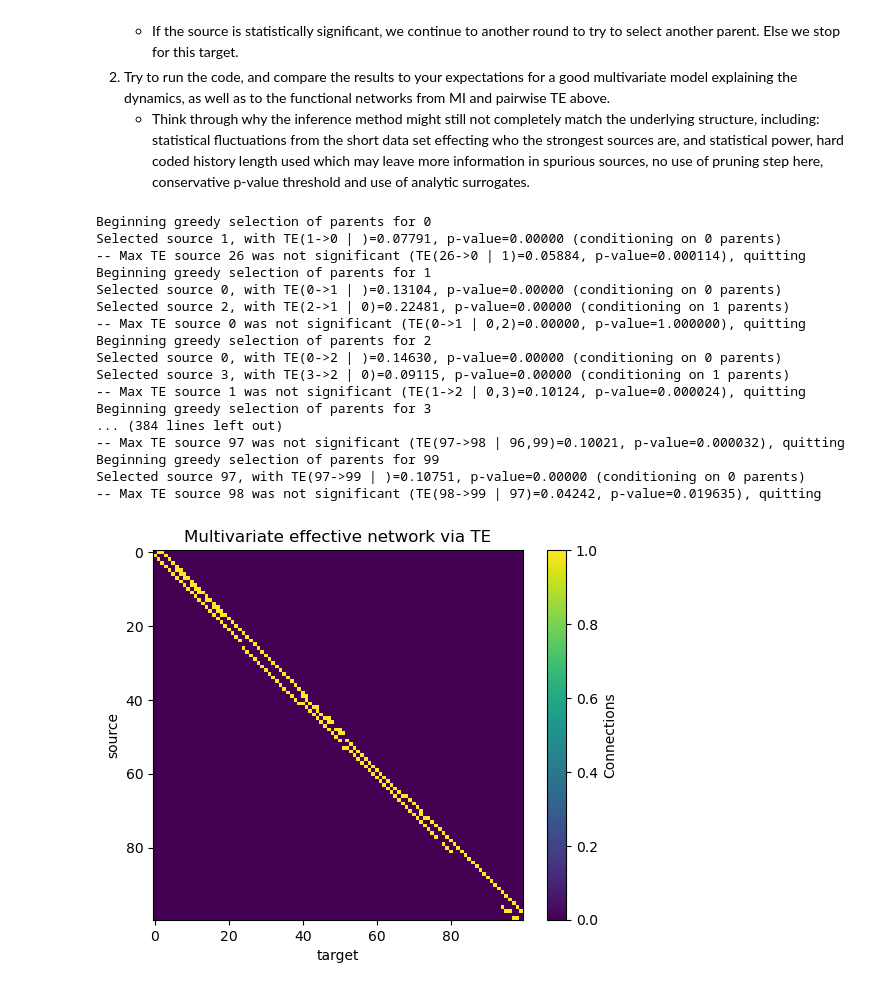
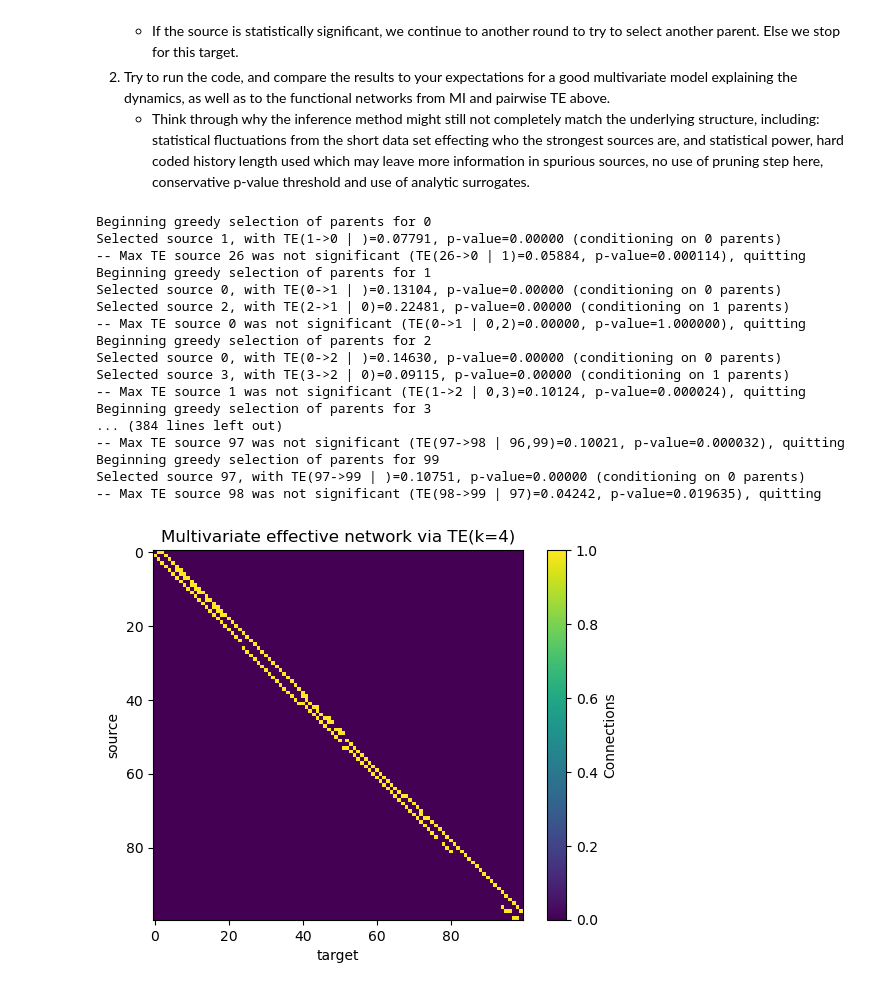
Before and after one commit to jlizier/jidt, a Jupyter notebook: course/Module12-NetworkModelling/DirectedFunctionalNetworkInference_Solutions.ipynb, the cells around one changed output. Saved outputs shown, nothing was run; the diff lists cells and outputs as text; code cells hidden in the pictures.

```diff
--- a/course/Module12-NetworkModelling/DirectedFunctionalNetworkInference_Solutions.ipynb
+++ b/course/Module12-NetworkModelling/DirectedFunctionalNetworkInference_Solutions.ipynb
@@ -280,35 +280,35 @@ for d in range(networkSize):
             break
 
     # Postcondition: conditionalSet holds the parents for target d
     network[conditionalSet, d] = 1;
 
 # Plot the effective connectivity
 plt.figure()
 plt.imshow(network)
 plt.xlabel('target');
 plt.ylabel('source');
-plt.title('Multivariate effective network via TE');
+plt.title('Multivariate effective network via TE(k=4)');
 cbar = plt.colorbar()
 cbar.set_label('Connections');
 # %% [output]
 Beginning greedy selection of parents for 0
 Selected source 1, with TE(1->0 | )=0.07791, p-value=0.00000 (conditioning on 0 parents)
 -- Max TE source 26 was not significant (TE(26->0 | 1)=0.05884, p-value=0.000114), quitting
 Beginning greedy selection of parents for 1
 Selected source 0, with TE(0->1 | )=0.13104, p-value=0.00000 (conditioning on 0 parents)
 Selected source 2, with TE(2->1 | 0)=0.22481, p-value=0.00000 (conditioning on 1 parents)
 -- Max TE source 0 was not significant (TE(0->1 | 0,2)=0.00000, p-value=1.000000), quitting
 Beginning greedy selection of parents for 2
 Selected source 0, with TE(0->2 | )=0.14630, p-value=0.00000 (conditioning on 0 parents)
 Selected source 3, with TE(3->2 | 0)=0.09115, p-value=0.00000 (conditioning on 1 parents)
 -- Max TE source 1 was not significant (TE(1->2 | 0,3)=0.10124, p-value=0.000024), quitting
 Beginning greedy selection of parents for 3
 ... (384 lines left out)
 -- Max TE source 97 was not significant (TE(97->98 | 96,99)=0.10021, p-value=0.000032), quitting
 Beginning greedy selection of parents for 99
 Selected source 97, with TE(97->99 | )=0.10751, p-value=0.00000 (conditioning on 0 parents)
 -- Max TE source 98 was not significant (TE(98->99 | 97)=0.04242, p-value=0.019635), quitting
-[figure, old version]
+[figure, new version]
 # %% [markdown]
 A sample results plot is shown on the tutorial website (yours will not match precisely due to stochastic generation of the dynamics but should have similar features).
 
```
Also changed, not shown: parts of 3 cells of this notebook, 1 other file.
